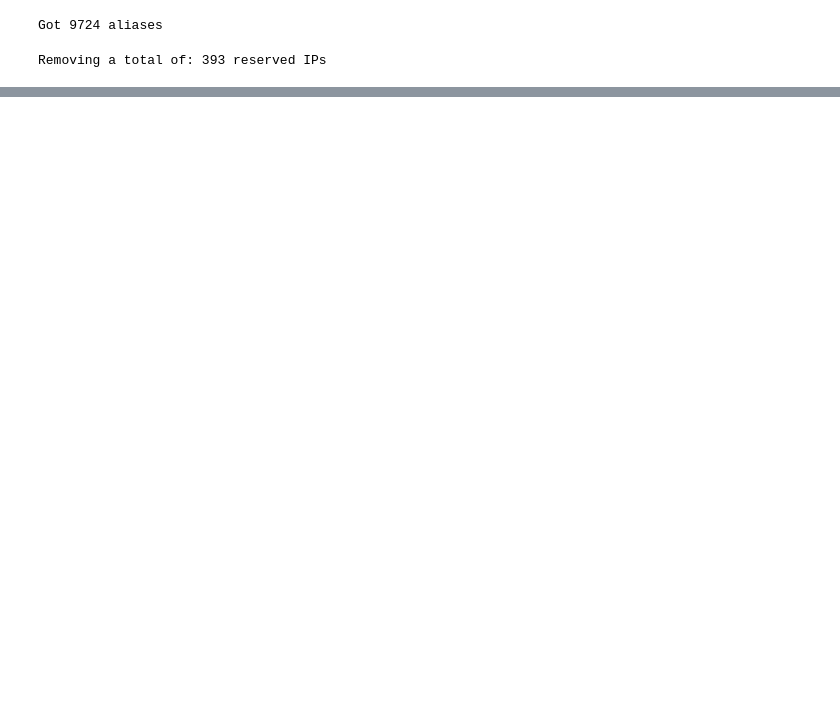
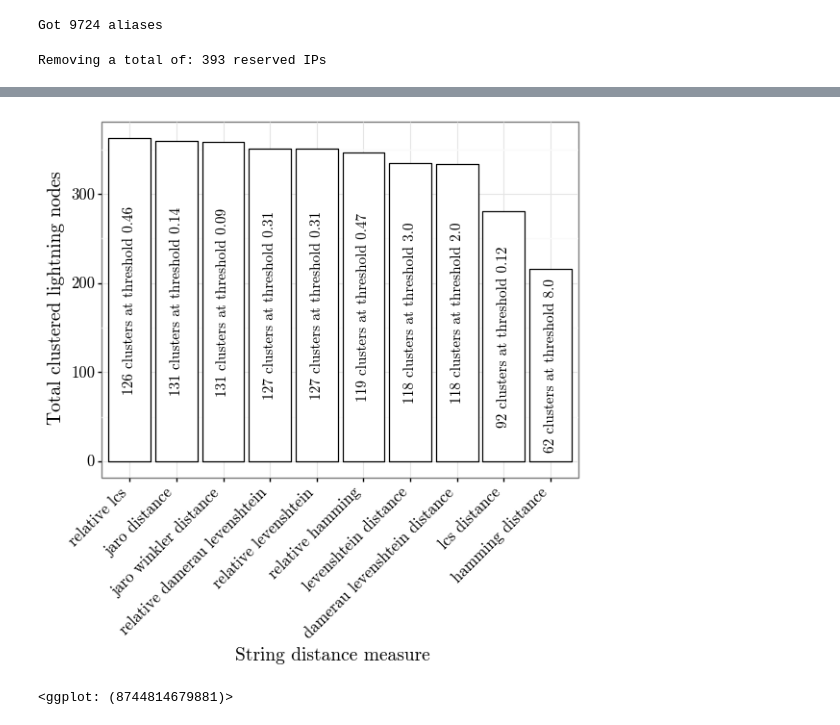
Before and after one commit to MatteoRomiti/lightning_study, a Jupyter notebook: src/03/03_offchain_clustering.ipynb, the cells around one changed output, grey strips where cells are left out. Saved outputs shown, nothing was run; the diff lists cells and outputs as text; code cells hidden in the pictures; blank space fills up the shorter version.

Commit message:
update offchain clustering notebook

```diff
--- a/src/03/03_offchain_clustering.ipynb
+++ b/src/03/03_offchain_clustering.ipynb
@@ -45,0 +52,5 @@ In this section, we first read and prepare some data and then we perform ...
+# %%
+# input files
+node_aliases = pd.read_csv(nodes_csv_file)
+node_ips = pd.read_csv(ips_csv_file)
+whois_data = pd.read_csv(whois_csv_file) # optional, can also be retrieved from node_ips
@@ -228,0 +198,27 @@ final_clusters.groupby("cluster").agg(
+# %%
+# plot method comparison
+bestMeasure_for_plot = results[results.groupby(['measure'])['cluster_count_min26'].transform(
+    max) == results['cluster_count_min26']].reset_index(drop=True)
+bestMeasure_for_plot = bestMeasure_for_plot.iloc[bestMeasure_for_plot.reset_index().groupby(["measure"])[
+    'node_count'].idxmax()]
+
+bestMeasure_for_plot = bestMeasure_for_plot.sort_values("node_count", ascending=False)
+measure_list = bestMeasure_for_plot['measure'].values.tolist()
+measure_cat = pd.Categorical(bestMeasure_for_plot['measure'], categories=measure_list)
+bestMeasure_for_plot = bestMeasure_for_plot.assign(measure_cat=measure_cat)
+bestMeasure_for_plot["label_pos"] = bestMeasure_for_plot["node_count"]/2
+bestMeasure_for_plot["label_text"] = bestMeasure_for_plot.apply(
+    lambda x: str(x["cluster_count"]) + " clusters at threshold "+str(round(x['threshold'], 2)), axis=1)
+
+plot = ggplot(bestMeasure_for_plot) +\
+    geom_bar(aes(x="measure_cat", y="node_count"), stat="identity", colour="black", fill="white") +\
+    geom_text(aes(x="measure_cat", y="label_pos", label="label_text"), angle=90, colour="black") +\
+    labs(x="String distance measure", y="Total clustered lightning nodes") +\
+    theme_publication +\
+    theme(axis_text_x=element_text(rotation=45, vjust=1, hjust=1))
+
+plot.save("alias_clustering_white.pdf", width=5, height=5)
+plot
+# %% [output]
+[figure, added]
+<ggplot: (8744814679881)>
```
Also changed, not shown: parts of 23 cells of this notebook, 1 other file.
